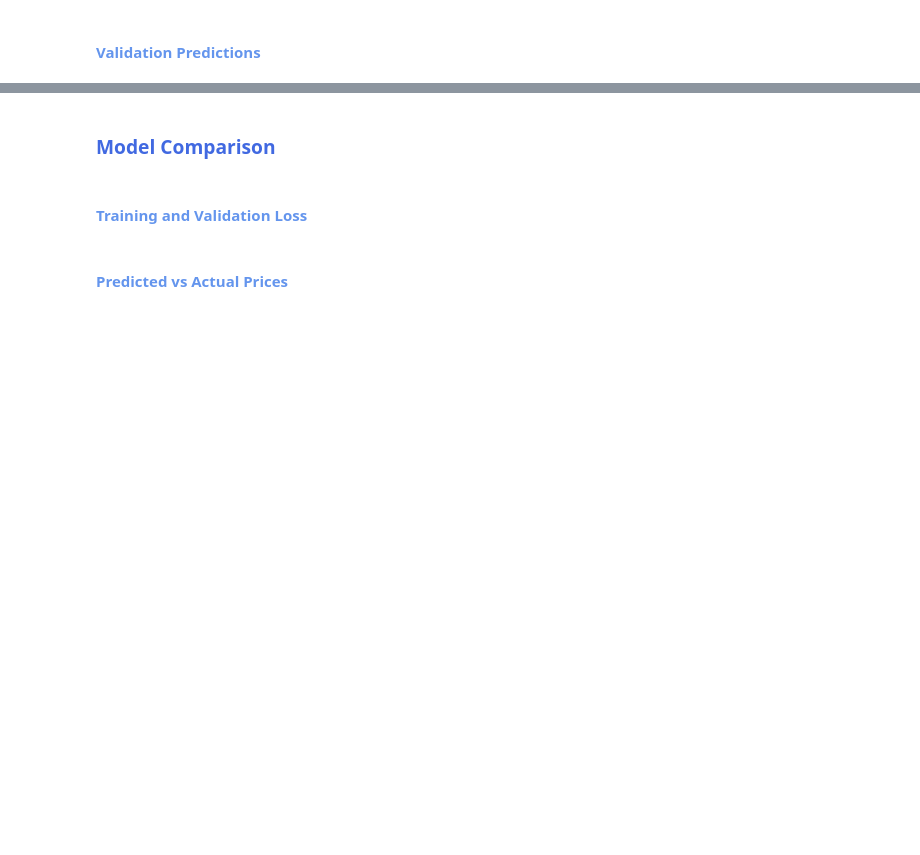
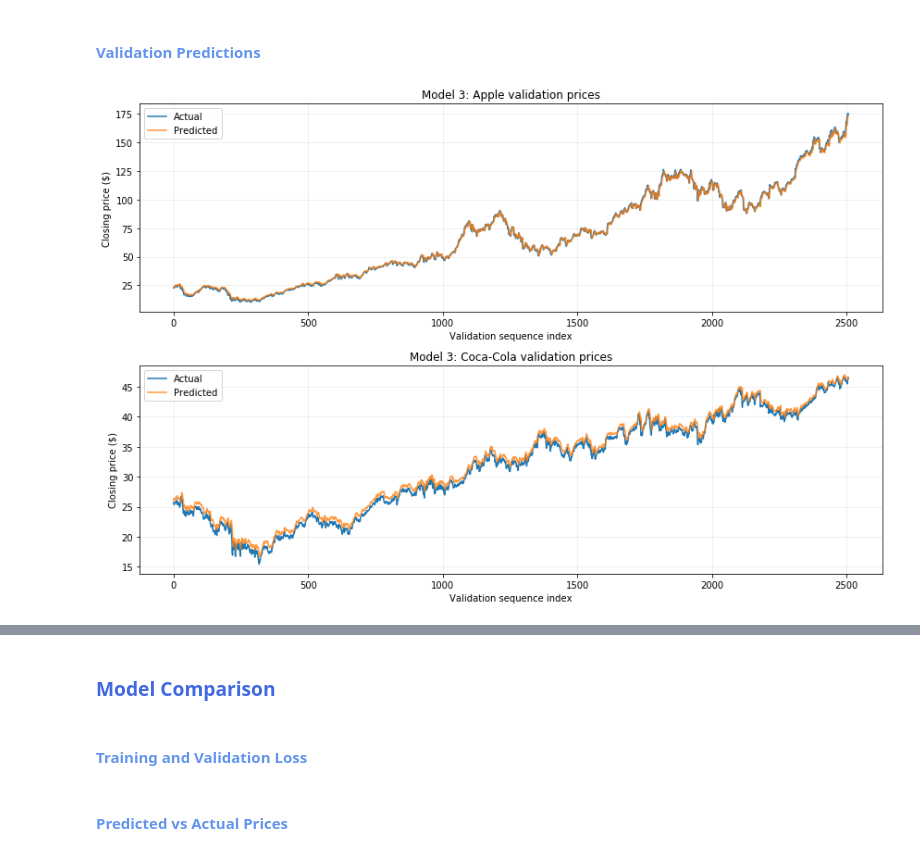
Before and after one commit to AylieNagler/Stock-Price-Predictions, a Jupyter notebook: NOTEBOOK/asg5_Group2_AylieLapierreNagler_AnikaViado_QlirimTeneqja_ArsiKharghani.ipynb, the cells around one changed output, grey strips where cells are left out. Cells and saved outputs as stored; diff of their text form; code cells hidden in the pictures; blank space fills up the shorter version.

```diff
--- a/NOTEBOOK/asg5_Group2_AylieLapierreNagler_AnikaViado_QlirimTeneqja_ArsiKharghani.ipynb
+++ b/NOTEBOOK/asg5_Group2_AylieLapierreNagler_AnikaViado_QlirimTeneqja_ArsiKharghani.ipynb
@@ -499,2 +579,11 @@ Training also improves (RMSE $3.01 &rarr; $2.70) with the majority of gain on va
 # %% [markdown]
 #### <span style="color:cornflowerblue">Validation Predictions</span>
+# %%
+plot_val(
+    val_results_3,
+    val_files,
+    look_back,
+    model_name="Model 3",
+)
+# %% [output]
+[figure, added]
```
Also changed, not shown: parts of 7 cells of this notebook.
